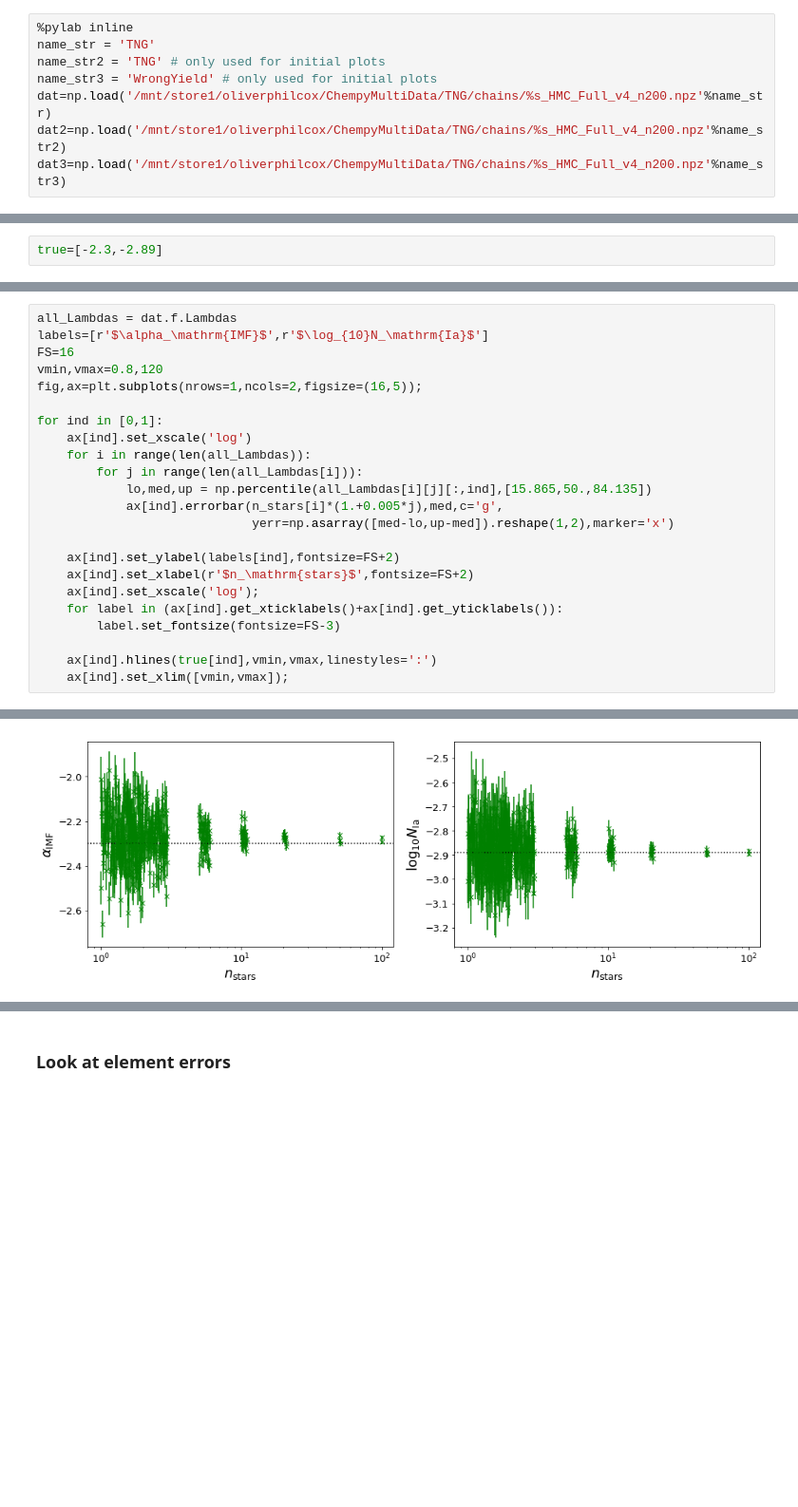
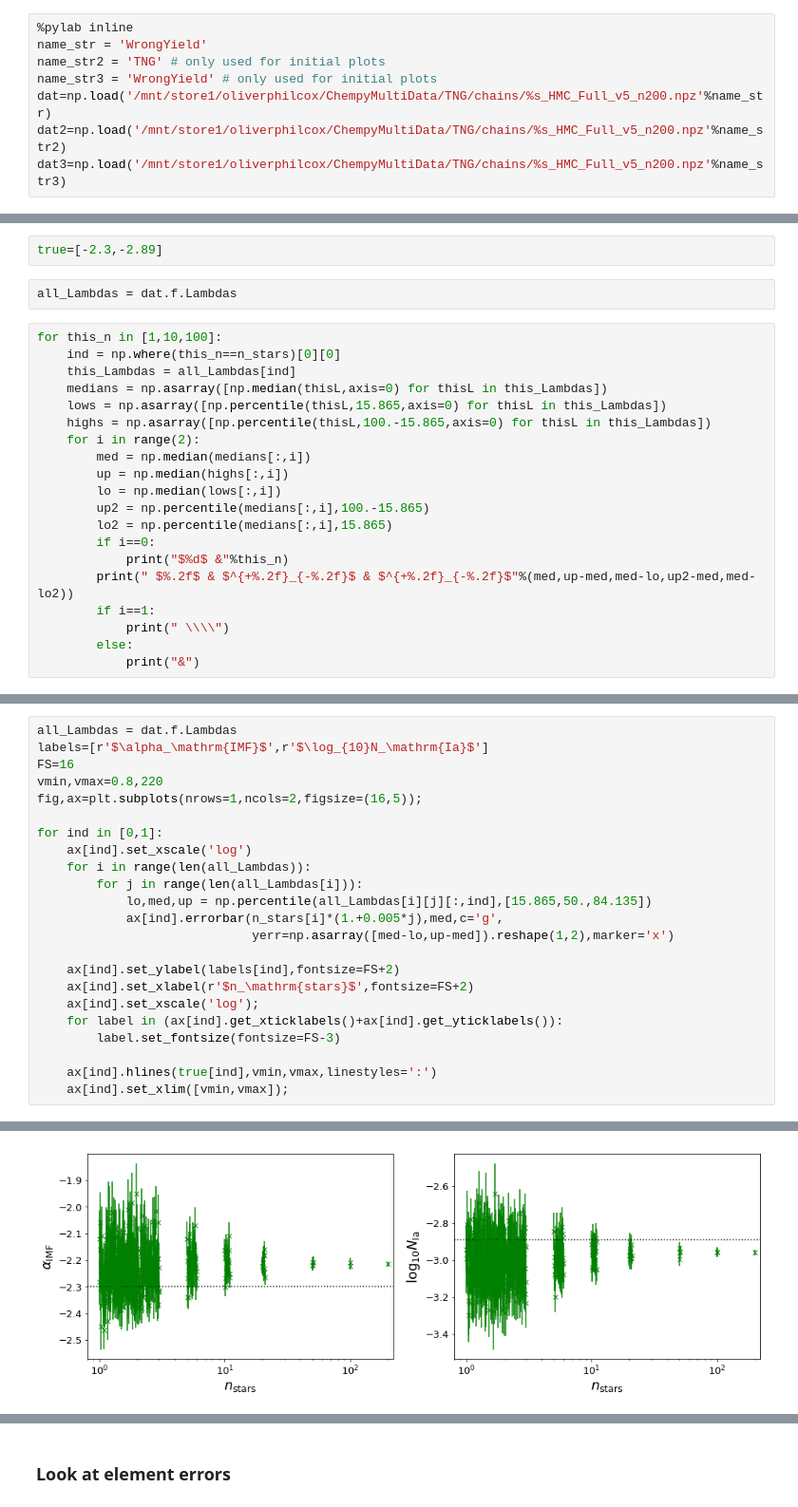
Before and after one commit to oliverphilcox/ChempyMulti, a Jupyter notebook: Jupyter/TNG_Aug2019/4) Chain Analysis.ipynb, the cells around one changed output, grey strips where cells are left out. Shown at 95% size. Drawn from its saved outputs; the diff is of its cells as text; blank space fills up the shorter version.

```diff
--- a/Jupyter/TNG_Aug2019/4) Chain Analysis.ipynb
+++ b/Jupyter/TNG_Aug2019/4) Chain Analysis.ipynb
@@ -2,11 +2,11 @@
 ### Here we analyze and plot the HMC chains
 # %%
 %pylab inline
-name_str = 'TNG'
+name_str = 'WrongYield'
 name_str2 = 'TNG' # only used for initial plots
 name_str3 = 'WrongYield' # only used for initial plots
-dat=np.load('/mnt/store1/oliverphilcox/ChempyMultiData/TNG/chains/%s_HMC_Full_v4_n200.npz'%name_str)
-dat2=np.load('/mnt/store1/oliverphilcox/ChempyMultiData/TNG/chains/%s_HMC_Full_v4_n200.npz'%name_str2)
-dat3=np.load('/mnt/store1/oliverphilcox/ChempyMultiData/TNG/chains/%s_HMC_Full_v4_n200.npz'%name_str3)
+dat=np.load('/mnt/store1/oliverphilcox/ChempyMultiData/TNG/chains/%s_HMC_Full_v5_n200.npz'%name_str)
+dat2=np.load('/mnt/store1/oliverphilcox/ChempyMultiData/TNG/chains/%s_HMC_Full_v5_n200.npz'%name_str2)
+dat3=np.load('/mnt/store1/oliverphilcox/ChempyMultiData/TNG/chains/%s_HMC_Full_v5_n200.npz'%name_str3)
 # %% [output]
 Populating the interactive namespace from numpy and matplotlib
@@ -56,3 +46,25 @@ plt.xscale('log');plt.yscale('log');
 ### Plot Global Parameters
 # %%
 true=[-2.3,-2.89]
+# %%
+all_Lambdas = dat.f.Lambdas
+# %%
+for this_n in [1,10,100]:
+    ind = np.where(this_n==n_stars)[0][0]
+    this_Lambdas = all_Lambdas[ind]
+    medians = np.asarray([np.median(thisL,axis=0) for thisL in this_Lambdas])
+    lows = np.asarray([np.percentile(thisL,15.865,axis=0) for thisL in this_Lambdas])
+    highs = np.asarray([np.percentile(thisL,100.-15.865,axis=0) for thisL in this_Lambdas])
+    for i in range(2):
+        med = np.median(medians[:,i])
+        up = np.median(highs[:,i])
+        lo = np.median(lows[:,i])
+        up2 = np.percentile(medians[:,i],100.-15.865)
+        lo2 = np.percentile(medians[:,i],15.865)
+        if i==0:
+            print("$%d$ &"%this_n)
+        print(" $%.2f$ & $^{+%.2f}_{-%.2f}$ & $^{+%.2f}_{-%.2f}$"%(med,up-med,med-lo,up2-med,med-lo2))
+        if i==1:
+            print(" \\\\")
+        else:
+            print("&")
@@ -59,31 +113,31 @@ true=[-2.3,-2.89]
 # %%
 all_Lambdas = dat.f.Lambdas
 labels=[r'$\alpha_\mathrm{IMF}$',r'$\log_{10}N_\mathrm{Ia}$']
 FS=16
-vmin,vmax=0.8,120
+vmin,vmax=0.8,220
 fig,ax=plt.subplots(nrows=1,ncols=2,figsize=(16,5));
 
 for ind in [0,1]:
     ax[ind].set_xscale('log')
     for i in range(len(all_Lambdas)):
         for j in range(len(all_Lambdas[i])):
             lo,med,up = np.percentile(all_Lambdas[i][j][:,ind],[15.865,50.,84.135])
             ax[ind].errorbar(n_stars[i]*(1.+0.005*j),med,c='g',
                              yerr=np.asarray([med-lo,up-med]).reshape(1,2),marker='x')
 
     ax[ind].set_ylabel(labels[ind],fontsize=FS+2)
     ax[ind].set_xlabel(r'$n_\mathrm{stars}$',fontsize=FS+2)
     ax[ind].set_xscale('log');
     for label in (ax[ind].get_xticklabels()+ax[ind].get_yticklabels()):
         label.set_fontsize(fontsize=FS-3)
 
     ax[ind].hlines(true[ind],vmin,vmax,linestyles=':')
     ax[ind].set_xlim([vmin,vmax]);
 # %% [output]
 in singular transformations; automatically expanding.
 left=1.0, right=1.0
   'left=%s, right=%s') % (left, right))
-[figure, old version]
+[figure, new version]
 # %%
 labels=[r'$\alpha_\mathrm{IMF}$',r'$\log_{10}N_\mathrm{Ia}$']
 
```
Also changed, not shown: parts of 12 cells of this notebook, 11 other files.
